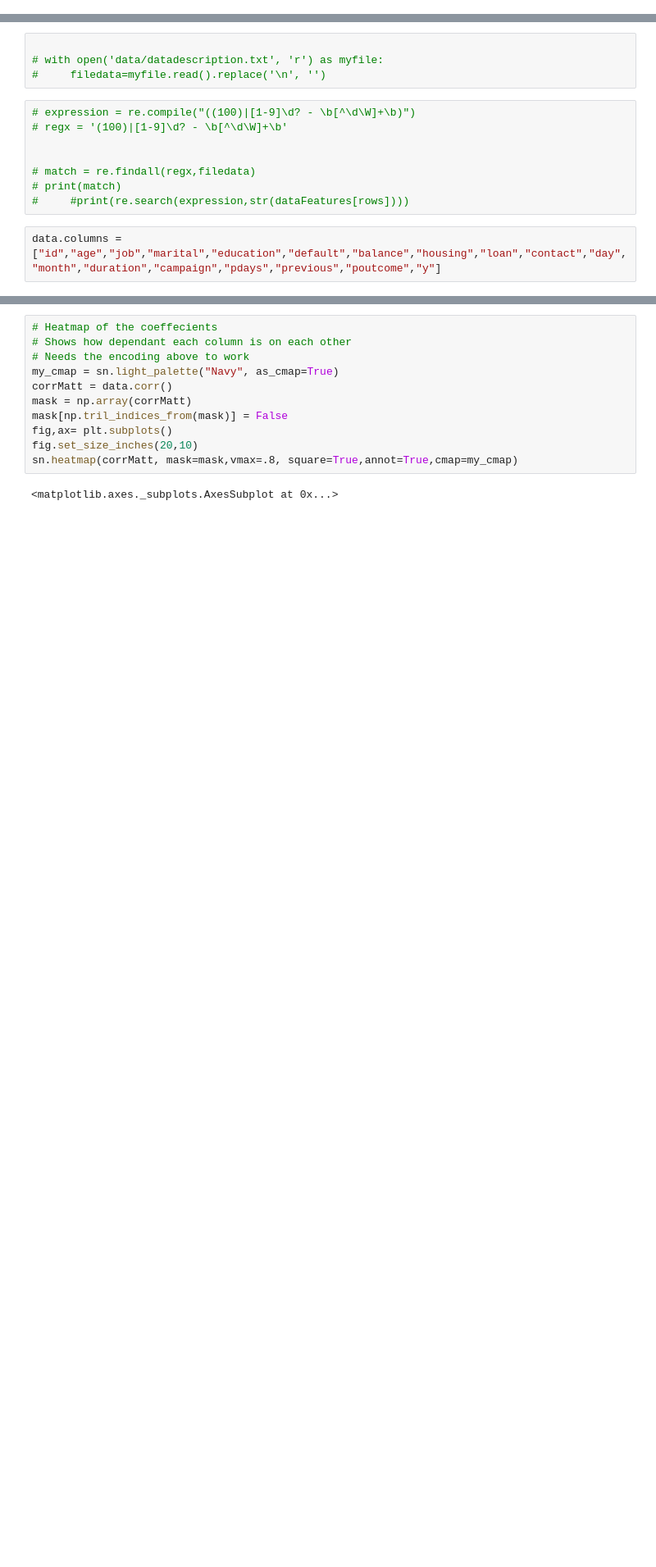
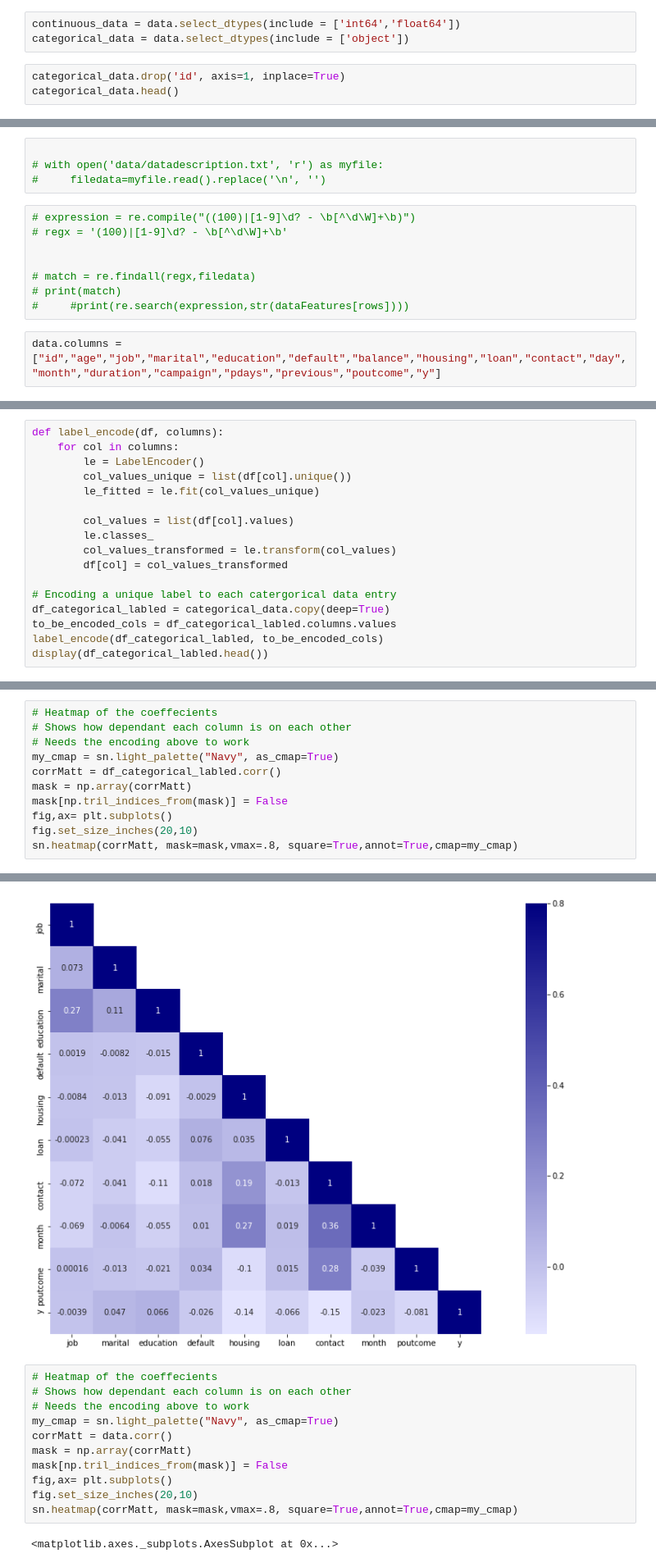
Before and after one commit to Machine-Learning-CA/Classifier, a Jupyter notebook: ML CA2 - Classifier - C14385336- C15765215.ipynb, the cells around one changed output, grey strips where cells are left out. Shown: that part at 82% size. Cells and saved outputs as stored; diff of their text form; blank space fills up the shorter version.

Commit message:
separate cat and con data. One-hot encoding. Adding multiple models

```diff
--- a/ML CA2 - Classifier - C14385336- C15765215.ipynb
+++ b/ML CA2 - Classifier - C14385336- C15765215.ipynb
@@ -30,3 +44,9 @@ data.head()
 | 2 | TR3 | 42 | "JobCat4" | "divorced" | "tertiary" | "yes" | 2 | "yes" | "no" | "unknown" | 5 | ... |
 | 3 | TR4 | 58 | "JobCat2" | "married" | "primary" | "no" | 121 | "yes" | "no" | "unknown" | 5 | ... |
 | 4 | TR5 | 43 | "JobCat9" | "single" | "secondary" | "no" | 593 | "yes" | "no" | "unknown" | 5 | ... |
+# %%
+continuous_data = data.select_dtypes(include = ['int64','float64'])
+categorical_data = data.select_dtypes(include = ['object'])
+# %%
+categorical_data.drop('id', axis=1, inplace=True)
+categorical_data.head()
@@ -56,0 +115,17 @@ jobDataEncoded = labelEncoder.fit(data.job)
+# %%
+def label_encode(df, columns):
+    for col in columns:
+        le = LabelEncoder()
+        col_values_unique = list(df[col].unique())
+        le_fitted = le.fit(col_values_unique)
+
+        col_values = list(df[col].values)
+        le.classes_
+        col_values_transformed = le.transform(col_values)
+        df[col] = col_values_transformed
+
+# Encoding a unique label to each catergorical data entry
+df_categorical_labled = categorical_data.copy(deep=True)
+to_be_encoded_cols = df_categorical_labled.columns.values
+label_encode(df_categorical_labled, to_be_encoded_cols)
+display(df_categorical_labled.head())
@@ -56,0 +139,12 @@ jobDataEncoded = labelEncoder.fit(data.job)
+# %%
+# Heatmap of the coeffecients
+# Shows how dependant each column is on each other
+# Needs the encoding above to work
+my_cmap = sn.light_palette("Navy", as_cmap=True)
+corrMatt = df_categorical_labled.corr()
+mask = np.array(corrMatt)
+mask[np.tril_indices_from(mask)] = False
+fig,ax= plt.subplots()
+fig.set_size_inches(20,10)
+sn.heatmap(corrMatt, mask=mask,vmax=.8, square=True,annot=True,cmap=my_cmap)
+# %% [output]
@@ -57,3 +152,4 @@ jobDataEncoded = labelEncoder.fit(data.job)
+[figure, added]
 # %%
 # Heatmap of the coeffecients
 # Shows how dependant each column is on each other
```
Also changed, not shown: parts of 14 cells of this notebook.
